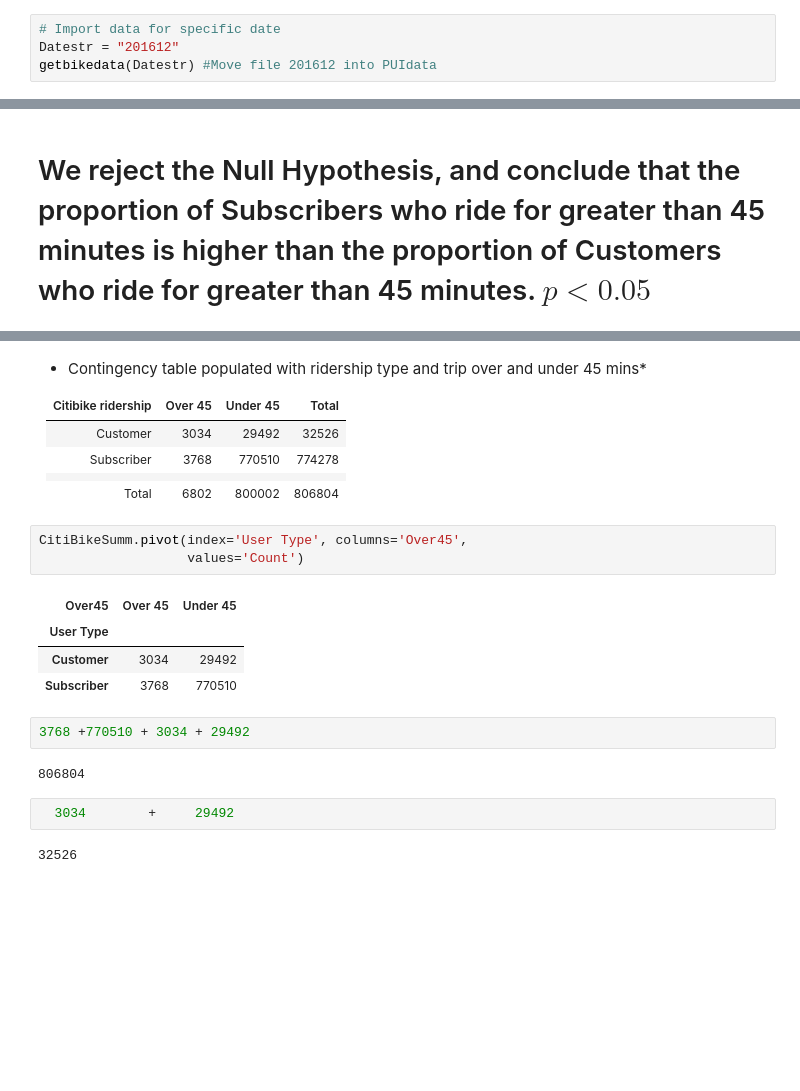
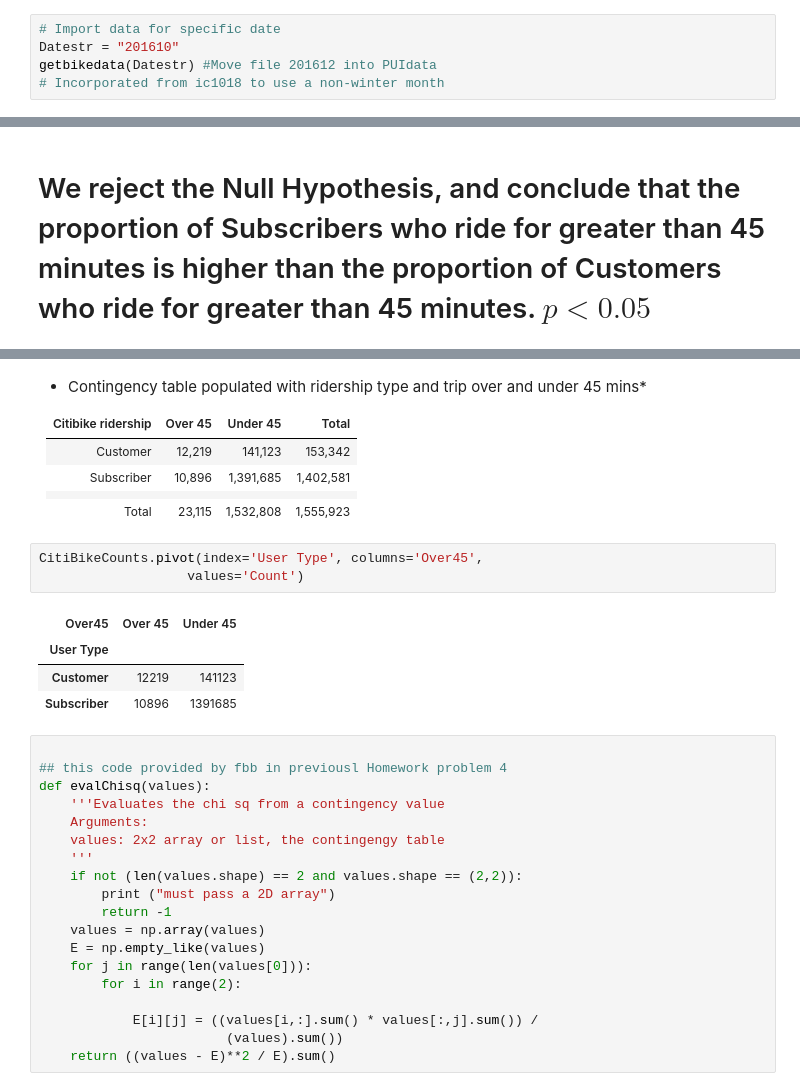
Before and after one commit to jkastelan/PUI2017_jlk635, a Jupyter notebook: HW7_jlk635/Assignment1_adn323_jlk635.ipynb, the cells around one changed output, grey strips where cells are left out. Drawn from its saved outputs; the diff is of its cells as text; blank space fills up the shorter version.

```diff
--- a/HW7_jlk635/Assignment1_adn323_jlk635.ipynb
+++ b/HW7_jlk635/Assignment1_adn323_jlk635.ipynb
@@ -48,8 +48,9 @@ def getbikedata(Datestr):
 #### which means I want the probability of getting a result at least as significant as mine to be less then 5%
 # %%
 # Import data for specific date
-Datestr = "201612"
+Datestr = "201610"
 getbikedata(Datestr) #Move file 201612 into PUIdata
+# Incorporated from ic1018 to use a non-winter month
 # %%
 # Read data and move into dataframe
 CitibikeData = pd.read_csv(os.getenv("PUIDATA") + "/" + Datestr + "-citibike-tripdata.csv")
@@ -215,23 +227,34 @@ The z statistic is -17.62 and corresponding p-value is 1.6520e-68.
 
 |Citibike ridership     |     Over 45   | Under 45        |     Total
 |---------------------------|-----------|-----------|----------------|
-| Customer               |   3034        |      29492     |        32526        |
-| Subscriber             |     3768      |      770510     |     774278           |
+| Customer               |   12,219  | 141,123   |        153,342       |
+| Subscriber             |     10,896  | 1,391,685     |    1,402,581           |
 |                           |           |           |                |
-| Total                     |      6802    |   800002       |        806804       |
+| Total                     |     23,115    |   1,532,808      |        1,555,923       |
 # %%
-CitiBikeSumm.pivot(index='User Type', columns='Over45',
+CitiBikeCounts.pivot(index='User Type', columns='Over45',
                    values='Count')
 # %% [output]
 | Over45 | Over 45 | Under 45 |
 | User Type |  |  |
-| Customer | 3034 | 29492 |
-| Subscriber | 3768 | 770510 |
+| Customer | 12219 | 141123 |
+| Subscriber | 10896 | 1391685 |
-# %%
-3768 +770510 + 3034 + 29492
-# %% [output]
-806804
-# %%
-  3034        +     29492
-# %% [output]
-32526
+# %%
+
+## this code provided by fbb in previousl Homework problem 4
+def evalChisq(values):
+    '''Evaluates the chi sq from a contingency value
+    Arguments:
+    values: 2x2 array or list, the contingengy table
+    '''
+    if not (len(values.shape) == 2 and values.shape == (2,2)):
+        print ("must pass a 2D array")
+        return -1
+    values = np.array(values)
+    E = np.empty_like(values)
+    for j in range(len(values[0])):
+        for i in range(2):
+
+            E[i][j] = ((values[i,:].sum() * values[:,j].sum()) /
+                        (values).sum())
+    return ((values - E)**2 / E).sum()
```
Also changed, not shown: parts of 15 cells of this notebook.
